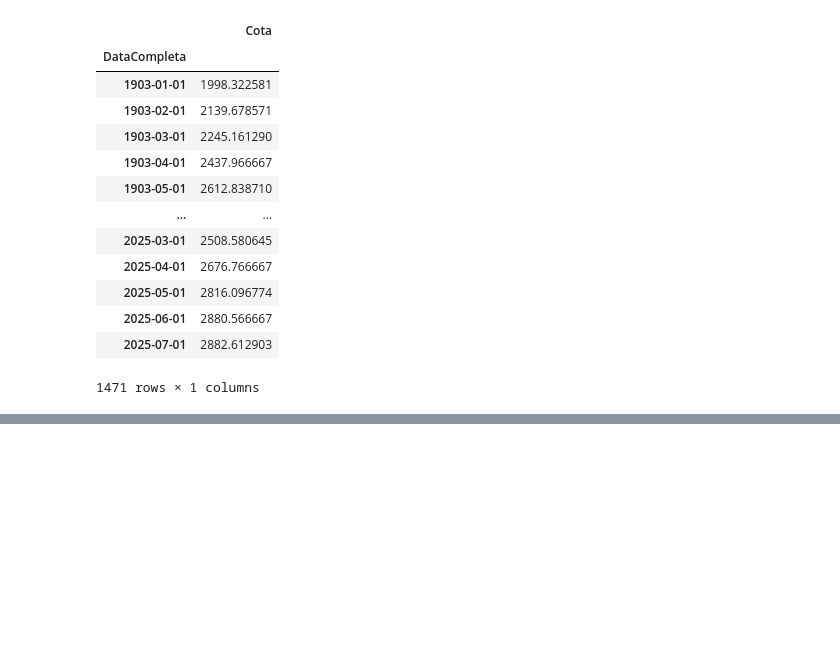
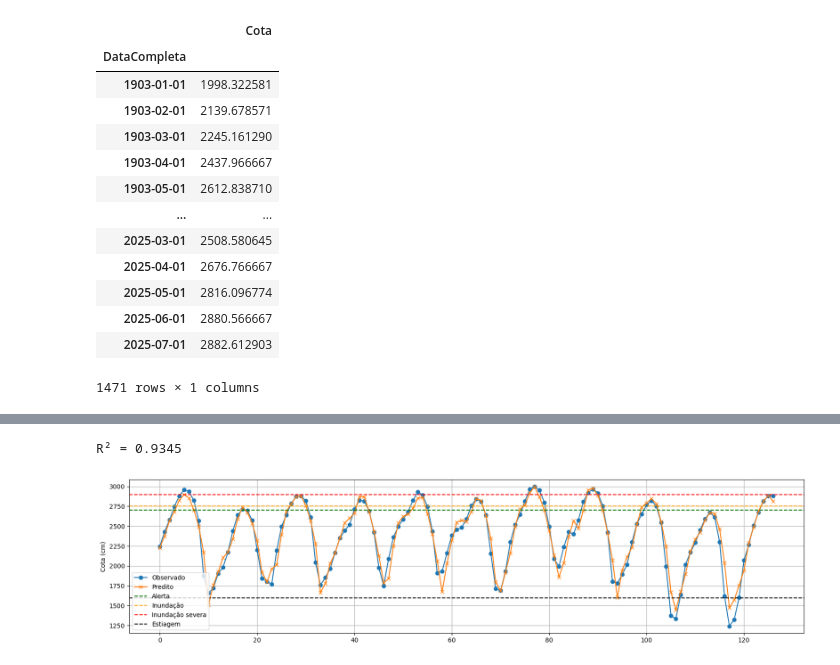
Before and after one commit to DioGS17/ML-HidroPrev, a Jupyter notebook: cota_mensal.ipynb, the cells around one changed output, grey strips where cells are left out. Saved outputs shown, nothing was run; the diff lists cells and outputs as text; code cells hidden in the pictures; blank space fills up the shorter version.

```diff
--- a/cota_mensal.ipynb
+++ b/cota_mensal.ipynb
@@ -61,0 +342,3 @@ df_mensal
+# %%
+treino = df_shifts['1985-01-01':'2014-12-01']
+teste = df_shifts['2015-01-01':]
@@ -61,0 +439,21 @@ df_mensal
+# %%
+# LSTM
+input_A = keras.layers.Input((janela, 1))
+lstm_layer = keras.layers.LSTM(30)(input_A)
+
+# MLP
+input_B = keras.layers.Input(shape=(X_train_b.shape[1],))
+dense1 = keras.layers.Dense(30)(input_B)
+dense2 = keras.layers.Dense(30)(dense1)
+
+# Concat
+concat = keras.layers.Concatenate()([lstm_layer, dense2])
+
+# Saída
+output = keras.layers.Dense(1)(concat)
+
+model = keras.Model(inputs=[input_A, input_B], outputs=[output])
+
+model.compile(optimizer='adam', loss='mse', metrics=[keras.metrics.MeanAbsoluteError()])
+
+model.fit((X_train_a, X_train_b), y_train3, epochs=250, callbacks=early_stop)
@@ -61,0 +479,3 @@ df_mensal
+# %%
+pred3 = model.predict((X_test_a, X_test_b))
+pred3_inv = y_scale3.inverse_transform(pred3)
@@ -61,0 +486,18 @@ df_mensal
+# %%
+print(f"R² = {r2_score(y_test3, pred3_inv):.4f}")
+
+plt.figure(figsize=(16, 4))
+plt.plot(y_test3, marker='o', linestyle='-', label='Observado')
+plt.plot(pred3_inv, marker='x', linestyle='-', label='Predito')
+plt.axhline(y=2700, color='green', linestyle='--', label='Alerta')
+plt.axhline(y=2750, color='orange', linestyle='--', label='Inundação')
+plt.axhline(y=2900, color='red', linestyle='--', label='Inundação severa')
+plt.axhline(y=1600, color='black', linestyle='--', label='Estiagem')
+plt.legend(loc='lower left')
+plt.tight_layout()
+plt.ylabel('Cota (cm)')
+plt.grid(True)
+plt.show()
+# %% [output]
+R² = 0.9345
+[figure, added]
```
Also changed, not shown: parts of 27 cells of this notebook.
